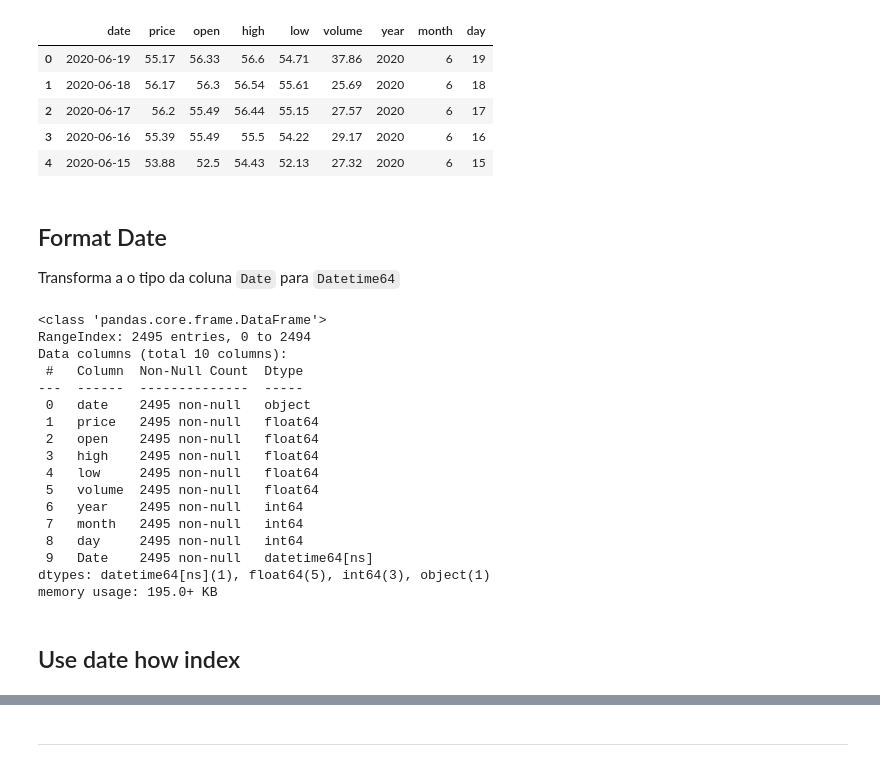
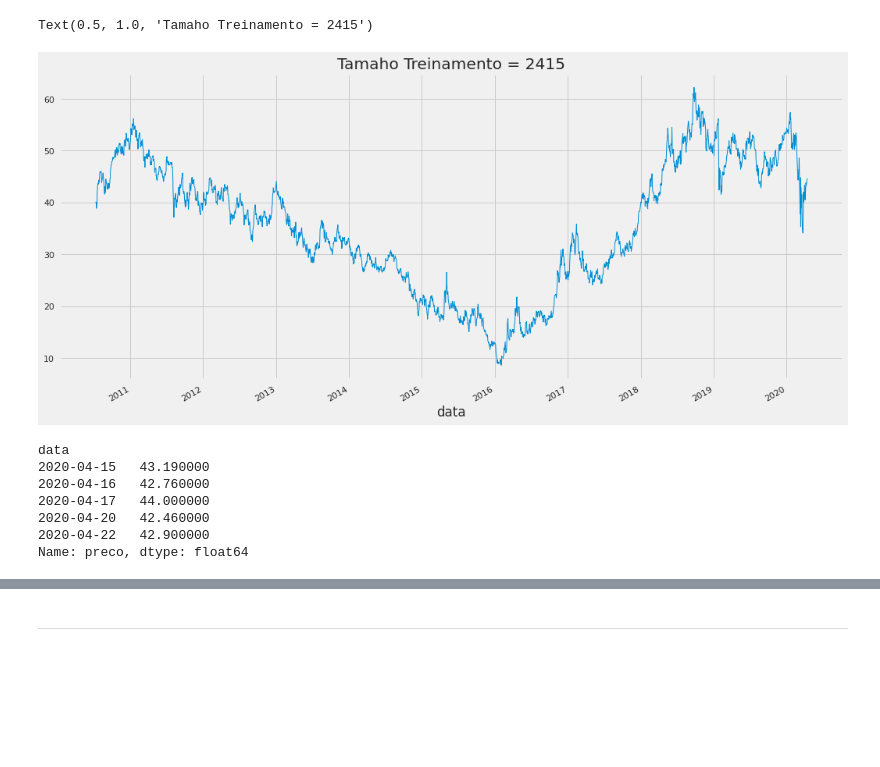
Before and after one commit to brunocampos01/forecast-of-time-series-with-stock-data, a Jupyter notebook: notebooks/02.01-statistic_models.ipynb, the cells around one changed output, grey strips where cells are left out. Saved outputs shown, nothing was run; the diff lists cells and outputs as text; code cells hidden in the pictures; blank space fills up the shorter version.

```diff
--- a/notebooks/02.01-statistic_models.ipynb
+++ b/notebooks/02.01-statistic_models.ipynb
@@ -136,9 +140,17 @@ None
+# %%
+df_train.plot(linewidth=1)
+plt.grid(True)
+plt.title(f'Tamaho Treinamento = {len(df_train)}')
+# %% [output]
+Text(0.5, 1.0, 'Tamaho Treinamento = 2415')
+[figure, added]
 # %%
-df_vale3_cleansing.head()
+df_test.head()
 # %% [output]
-|  | date | price | open | high | low | volume | year | month | day |
-| 0 | 2020-06-19 | 55.17 | 56.33 | 56.6 | 54.71 | 37.86 | 2020 | 6 | 19 |
-| 1 | 2020-06-18 | 56.17 | 56.3 | 56.54 | 55.61 | 25.69 | 2020 | 6 | 18 |
-| 2 | 2020-06-17 | 56.2 | 55.49 | 56.44 | 55.15 | 27.57 | 2020 | 6 | 17 |
-| 3 | 2020-06-16 | 55.39 | 55.49 | 55.5 | 54.22 | 29.17 | 2020 | 6 | 16 |
-| 4 | 2020-06-15 | 53.88 | 52.5 | 54.43 | 52.13 | 27.32 | 2020 | 6 | 15 |
+data
+2020-04-15   43.190000
+2020-04-16   42.760000
+2020-04-17   44.000000
+2020-04-20   42.460000
+2020-04-22   42.900000
+Name: preco, dtype: float64
@@ -147,3 +156,0 @@ df_vale3 = df_vale3_cleansing
-# %% [markdown]
-## Format Date
-Transforma a o tipo da coluna `Date` para `Datetime64`
@@ -154,22 +156,0 @@ df_vale3_cleansing['Date'] = pd.to_datetime(df_vale3_cleansing['date'],
-# %%
-df_vale3_cleansing.info()
-# %% [output]
-<class 'pandas.core.frame.DataFrame'>
-RangeIndex: 2495 entries, 0 to 2494
-Data columns (total 10 columns):
- #   Column  Non-Null Count  Dtype
----  ------  --------------  -----
- 0   date    2495 non-null   object
- 1   price   2495 non-null   float64
- 2   open    2495 non-null   float64
- 3   high    2495 non-null   float64
- 4   low     2495 non-null   float64
- 5   volume  2495 non-null   float64
- 6   year    2495 non-null   int64
- 7   month   2495 non-null   int64
- 8   day     2495 non-null   int64
- 9   Date    2495 non-null   datetime64[ns]
-dtypes: datetime64[ns](1), float64(5), int64(3), object(1)
-memory usage: 195.0+ KB
-# %% [markdown]
-## Use date how index
```
Also changed, not shown: parts of 126 cells of this notebook, 39 other files.
